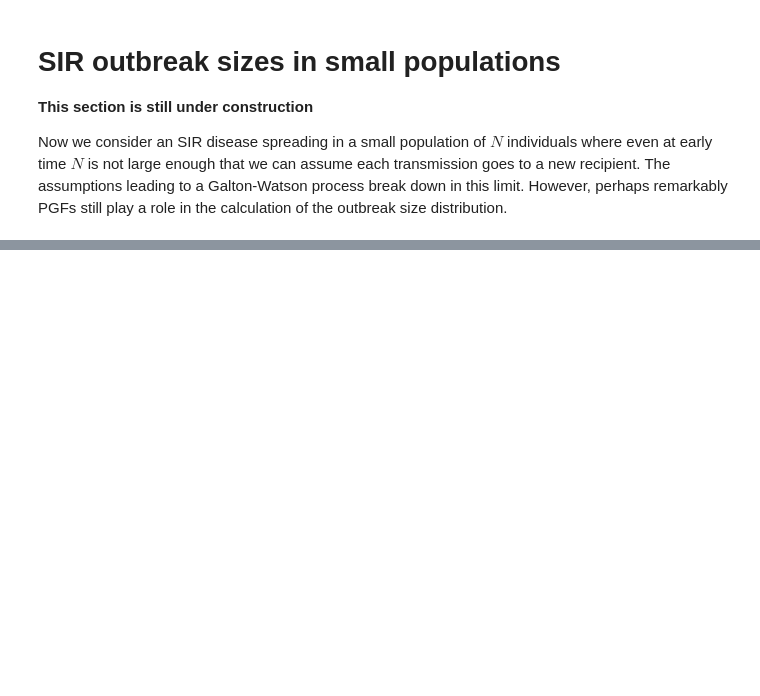
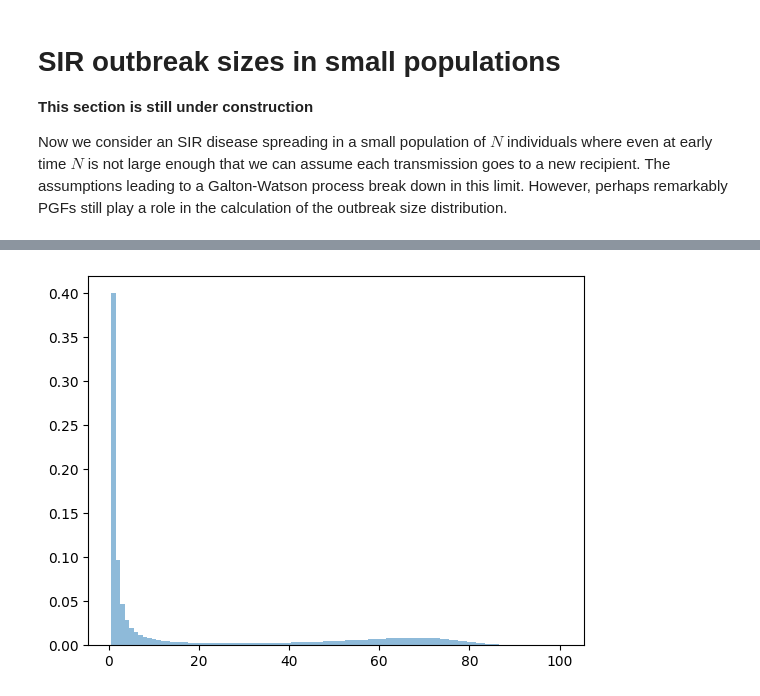
Before and after one commit to Joel-Miller-Lab/AMSI2026_PGF, a Jupyter notebook: AMSI_2026_PGF_text/_build/html/_sources/notebooks/InfDis/InfDisSmallPop.ipynb, the cells around one changed output, grey strips where cells are left out. Drawn from its saved outputs; the diff is of its cells as text; code cells hidden in the pictures; blank space fills up the shorter version.

```diff
--- a/AMSI_2026_PGF_text/_build/html/_sources/notebooks/InfDis/InfDisSmallPop.ipynb
+++ b/AMSI_2026_PGF_text/_build/html/_sources/notebooks/InfDis/InfDisSmallPop.ipynb
@@ -172,0 +368,83 @@ For fixed $M$, as $N$ gets large, $q_M$ must converge to the result of previous
+# %%
+import numpy as np
+import mpmath as mp
+
+def solve_q_forward_mp(N, mu, dps=80):
+    """
+    High-precision solver for q_1..q_N (real case) using mpmath.
+
+    Solves:
+        1 = sum_{l=1}^M q_l c_{M,l},   M=1..N
+    with
+        c_{M,l} = mu((M-1)/(N-1))^{-l} * prod_{j=1}^{l-1} (M-j)/(N-j)
+
+    Parameters
+    ----------
+    N : int
+    mu : callable returning real (float or mp.mpf) for x in [0,1]
+    dps : int
+        Decimal digits of precision to use.
+
+    Returns
+    -------
+    q : list of mp.mpf, length N
+    """
+    mp.mp.dps = dps
+    q = [mp.mpf('0') for _ in range(N)]
+
+    if N == 1:
+        mu0 = mp.mpf(mu(mp.mpf('0')))
+        if mu0 == 0:
+            raise ZeroDivisionError("mu(0)=0")
+        q[0] = mu0
+        return q
+
+    for M in range(1, N + 1):
+        xM = mp.mpf(M - 1) / mp.mpf(N - 1)
+        muM = mp.mpf(mu(xM))
+        if muM <= 0:
+            raise ValueError(f"Need mu({xM})>0 for log-based mp solver; got {muM}")
+        log_muM = mp.log(muM)
+
+        # Build logc_l for l=1..M using mp.loggamma
+        # logA = log((M-1)!/(M-l)!) - log((N-1)!/(N-l)!)
+        logc = []
+        for l in range(1, M + 1):
+            log_num = mp.loggamma(M) - mp.loggamma(M - l + 1)
+            log_den = mp.loggamma(N) - mp.loggamma(N - l + 1)
+            logA = log_num - log_den
+            logc_l = -mp.mpf(l) * log_muM + logA
+            logc.append(logc_l)
+
+        # row scaling
+        s = max(logc)
+        w = [mp.e**(lc - s) for lc in logc]    # w_l = c_l / exp(s)
+        rhs_scaled = mp.e**(-s)               # because sum q_l w_l = exp(-s)
+
+        if M == 1:
+            q[0] = rhs_scaled / w[0]
+        else:
+            partial = mp.fsum(q[l-1] * w[l-1] for l in range(1, M))
+            q[M-1] = (rhs_scaled - partial) / w[M-1]
+
+    return q
+
+def mu(x, beta, gamma):
+    return (gamma/(beta+gamma)) * (1/(1 - (beta/(beta+gamma))*x))
+
+N=100
+q = solve_q_forward_mp(N, lambda x: mu(x, 4.5, 3))
+
+ell = np.arange(1, N + 1)
+#plt.plot(ell, q)
+plt.bar(
+    ell,                 # integer centers
+    q,                   # probabilities q_ell
+    width=1.0,           # same unit-width bins
+    align='center',
+    alpha=0.5,
+    label='Theory'
+)
+plt.legend()
+plt.show()
+# %% [output]
@@ -172,0 +452 @@ For fixed $M$, as $N$ gets large, $q_M$ must converge to the result of previous
+[figure, added]
```
Also changed, not shown: parts of 11 cells of this notebook, 31 other files.
